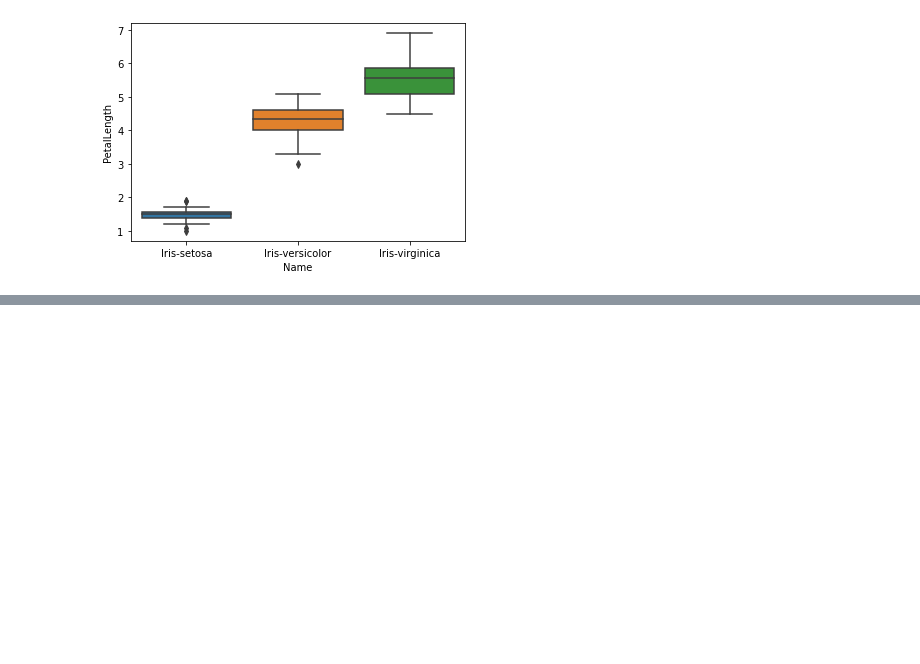
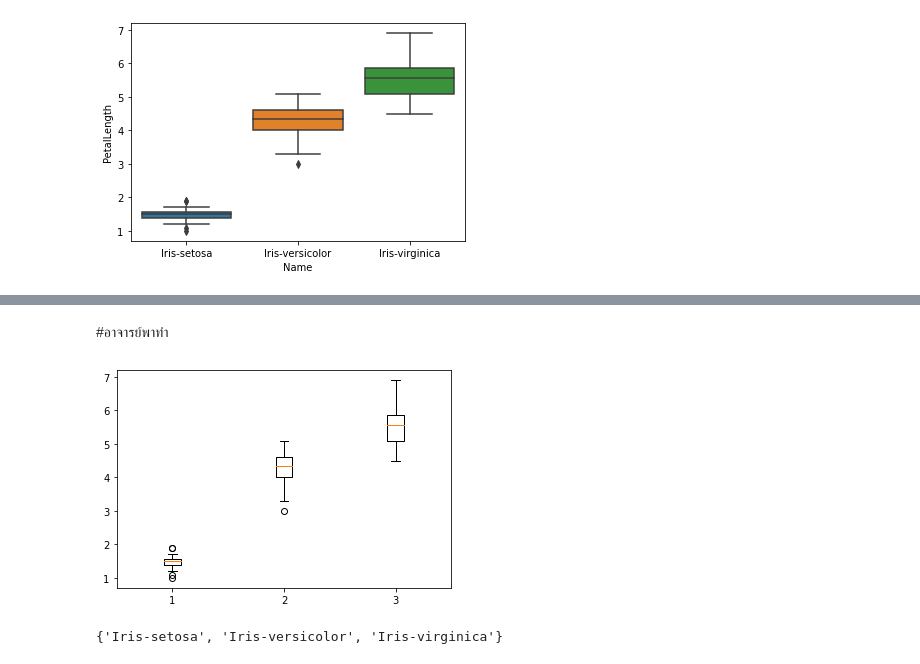
Before and after one commit to chuangchai49097/data_viz_2022, a Jupyter notebook: DataViz02_Data_Distribution.ipynb, the cells around one changed output, grey strips where cells are left out. Drawn from its saved outputs; the diff is of its cells as text; code cells hidden in the pictures; blank space fills up the shorter version.

```diff
--- a/DataViz02_Data_Distribution.ipynb
+++ b/DataViz02_Data_Distribution.ipynb
@@ -346,0 +358,12 @@ sns.boxplot(x='Name', y='PetalLength', data=df)
+# %% [markdown]
+#อาจารย์พาทำ
+# %%
+plt.boxplot(df['PetalLength'][:50],positions = [1] )
+plt.boxplot(df['PetalLength'][50:100],positions = [2] )
+plt.boxplot(df['PetalLength'][100:150],positions = [3] );
+# %% [output]
+[figure, added]
+# %%
+set(df['Name'])
+# %% [output]
+{'Iris-setosa', 'Iris-versicolor', 'Iris-virginica'}
```
Also changed, not shown: parts of 14 cells of this notebook.
